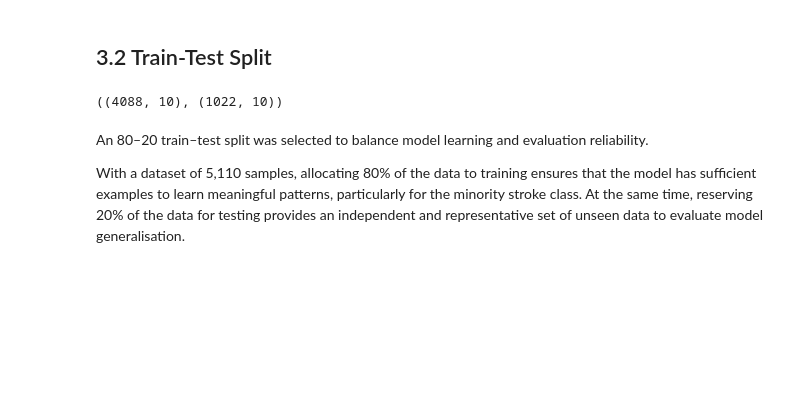
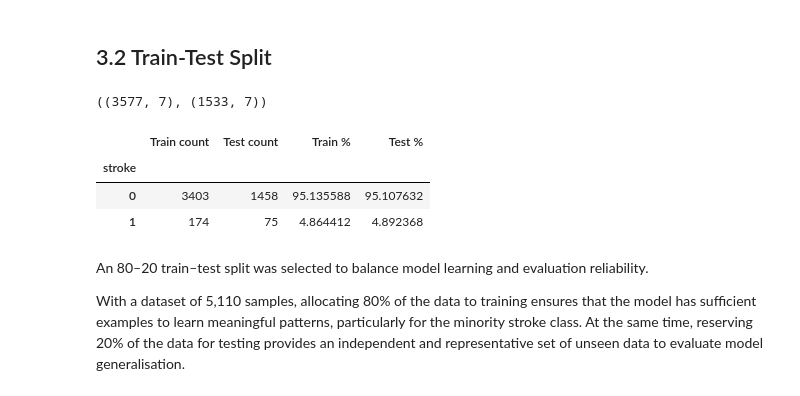
Before and after one commit to Ben-po/MLDP-Project, a Jupyter notebook: Stroke_prediction.ipynb, the cells around one changed output. Saved outputs shown, nothing was run; the diff lists cells and outputs as text; code cells hidden in the pictures; blank space fills up the shorter version.

```diff
--- a/Stroke_prediction.ipynb
+++ b/Stroke_prediction.ipynb
@@ -187,17 +187,27 @@ plt.show()
 # %% [markdown]
 ## 3.1 Data Cleaning
 # %%
-## Clean data
+# ------------------------
+# Clean data
+# ------------------------
 
 # Create a copy of the dataset to preserve the original data
 df_clean = df.copy()
 
-# Drop non-informative identifier column
-df_clean.drop(columns=['id'], inplace=True)
+# Drop non-informative / weak predictor columns
+df_clean.drop(
+    columns=[
+        "id",                 # identifier
+        "ever_married",       # weak contribution
+        "work_type",          # low importance
+        "Residence_type"      # low importance
+    ],
+    inplace=True
+)
 
 # Impute missing BMI values using the median
-bmi_median = df_clean['bmi'].median()
-df_clean['bmi'].fillna(bmi_median, inplace=True)
+bmi_median = df_clean["bmi"].median()
+df_clean["bmi"].fillna(bmi_median, inplace=True)
 
 # Verify that there are no missing values remaining
 df_clean.isna().sum()
@@ -238,7 +252,7 @@ y = df_clean['stroke']
 X_train, X_test, y_train, y_test = train_test_split(
     X,
     y,
-    test_size=0.2,
+    test_size=0.3,
     random_state=2026,
     stratify=y
 )
@@ -246,7 +260,23 @@ X_train, X_test, y_train, y_test = train_test_split(
 # Check the shape of the splits
 X_train.shape, X_test.shape
 # %% [output]
-((4088, 10), (1022, 10))
+((3577, 7), (1533, 7))
+# %%
+import pandas as pd
+
+summary = pd.DataFrame({
+    "Train count": y_train.value_counts().sort_index(),
+    "Test count": y_test.value_counts().sort_index(),
+    "Train %": y_train.value_counts(normalize=True).sort_index() * 100,
+    "Test %": y_test.value_counts(normalize=True).sort_index() * 100
+})
+
+summary
+# %% [output]
+|  | Train count | Test count | Train % | Test % |
+| stroke |  |  |  |  |
+| 0 | 3403 | 1458 | 95.135588 | 95.107632 |
+| 1 | 174 | 75 | 4.864412 | 4.892368 |
 # %% [markdown]
 An 80–20 train–test split was selected to balance model learning and evaluation reliability.
 
```
Also changed, not shown: parts of 38 cells of this notebook, 1 other file.
